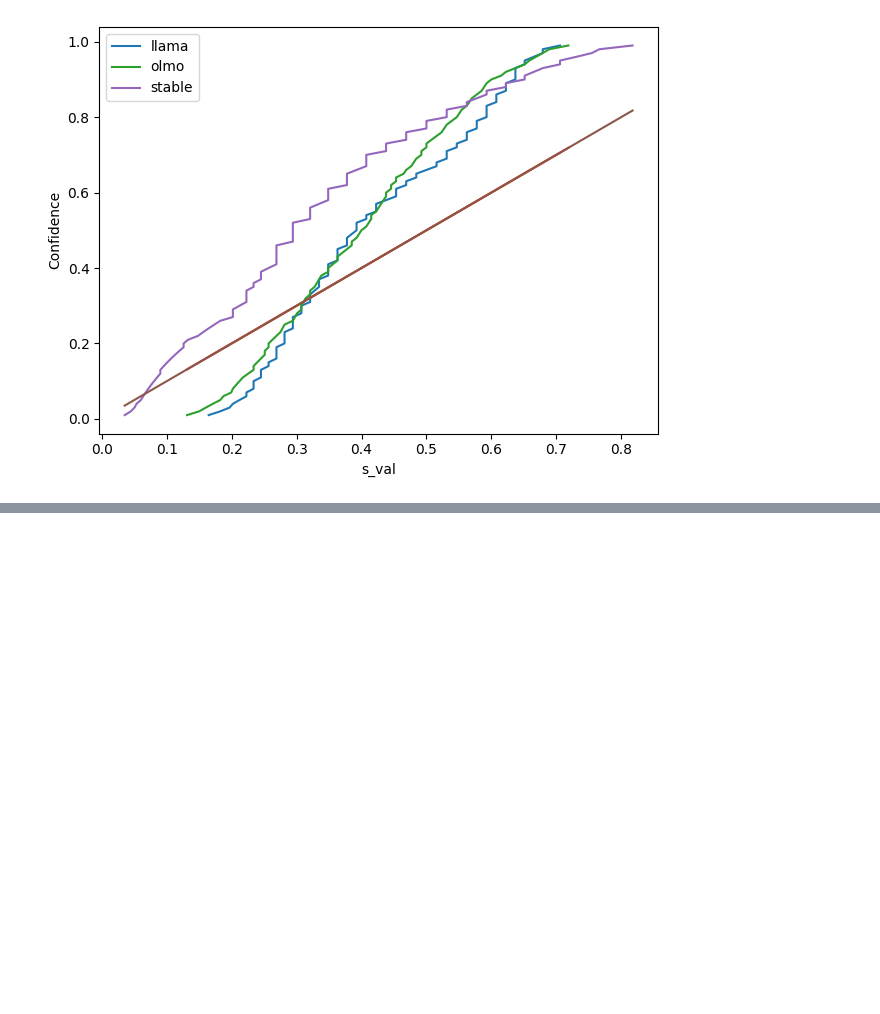
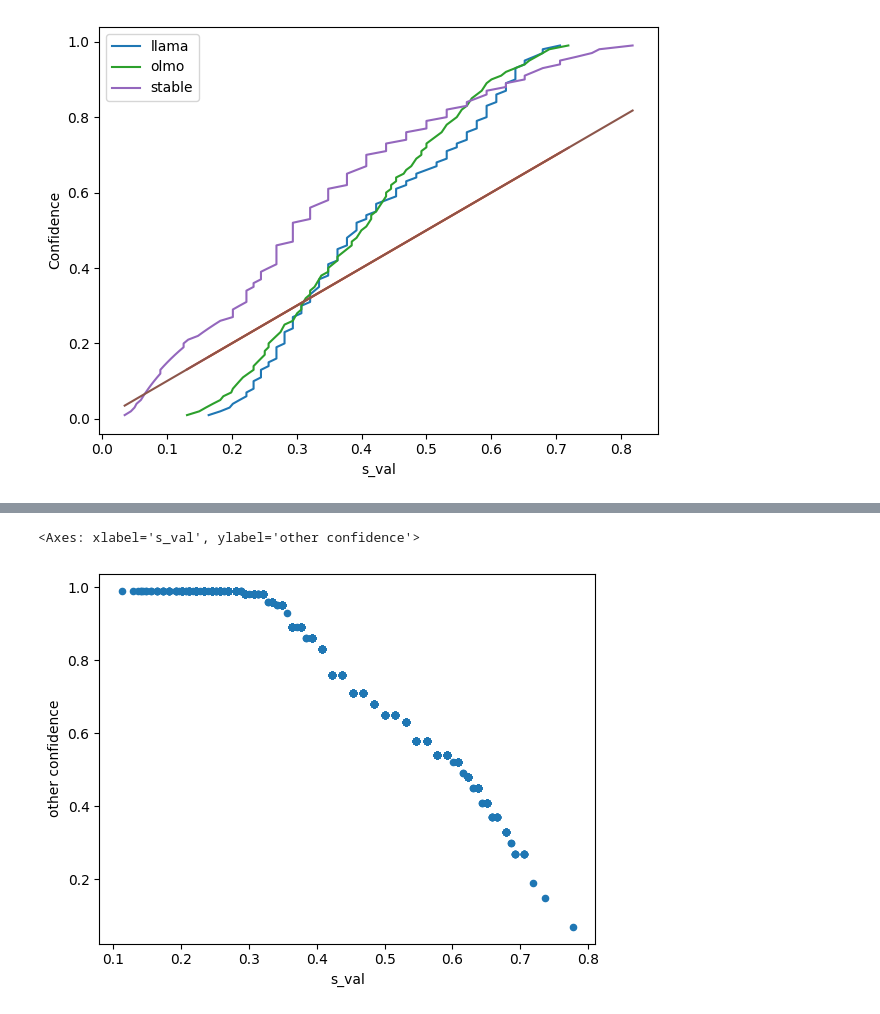
Before and after one commit to Flaagrah/JuriesDemo, a Jupyter notebook: post_process.ipynb, the cells around one changed output, grey strips where cells are left out. Drawn from its saved outputs; the diff is of its cells as text; code cells hidden in the pictures; blank space fills up the shorter version.

```diff
--- a/post_process.ipynb
+++ b/post_process.ipynb
@@ -129,3 +186,8 @@ Lowest s-val: stable (True), Highest conf: llama (False), Base correct: False
+# %%
+df_llama.plot(x='s_val',y='other confidence',kind='scatter')
+# %% [output]
+<Axes: xlabel='s_val', ylabel='other confidence'>
+[figure, added]
 # %%
 import pandas as pd
 from pandas import DataFrame
```
Also changed, not shown: parts of 9 cells of this notebook.
